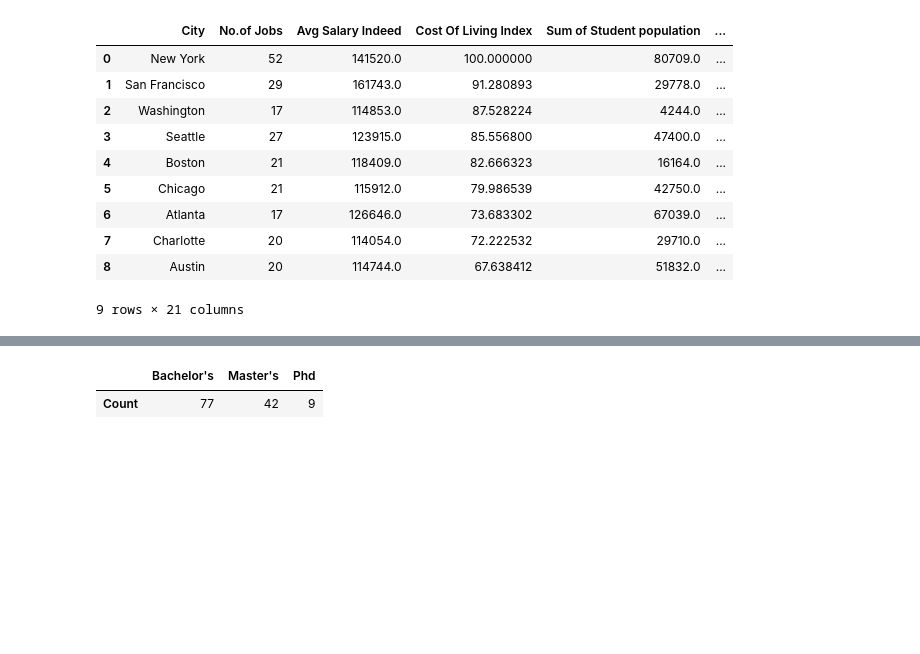
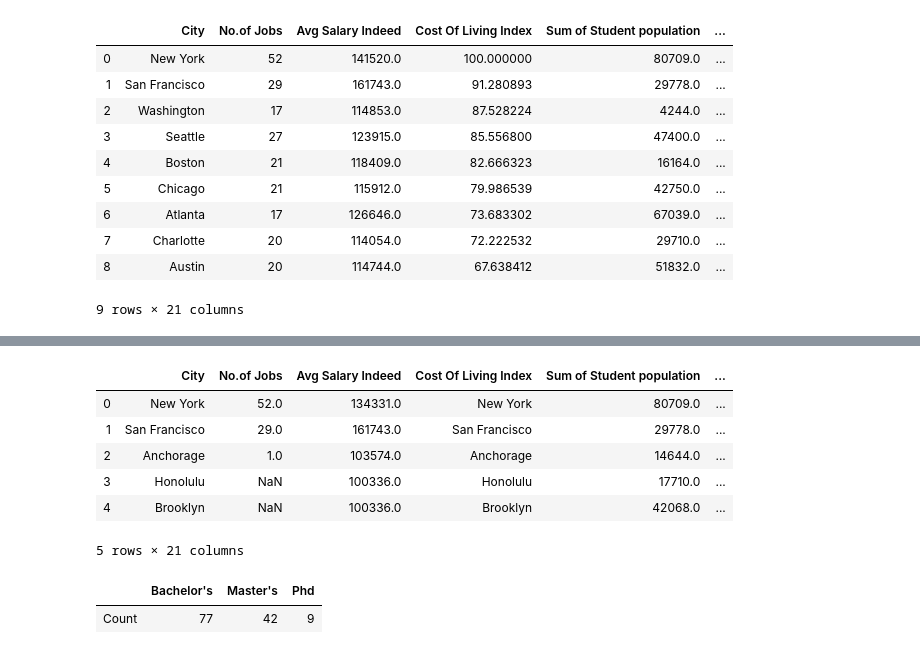
Before and after one commit to look4parul/Project1_PPDR-Consultants, a Jupyter notebook: JobMarketAnalysis/indeed_data_analysis.ipynb, the cells around one changed output, grey strips where cells are left out. Drawn from its saved outputs; the diff is of its cells as text; code cells hidden in the pictures; blank space fills up the shorter version.

```diff
--- a/JobMarketAnalysis/indeed_data_analysis.ipynb
+++ b/JobMarketAnalysis/indeed_data_analysis.ipynb
@@ -170,0 +302,22 @@ df_col_student_jobs_salary_final
+# %%
+df_indeed_salary = pd.DataFrame({"Avg Salary Indeed": avg_salary,
+                                "City": cities
+                                })
+# %%
+df_col_complete_student_jobs_salary_final = pd.merge(df_coli_complete_student_jobs_salary, df_indeed_salary, how="left", left_on="City", right_on="City")
+df_col_complete_student_jobs_salary_final = df_col_complete_student_jobs_salary_final[['City', 'No.of Jobs', 'Avg Salary Indeed', 'Cost Of Living Index',
+                                                'Sum of Student population', 'Data Science Average Salary', 'Data Scientist Low',
+                                                'Data Scientist High','Average Pay vs National Avg', 'Data Analyst Average Salary',
+                                                'Data Analyst Low', 'Data Analysts High', 'Average Pay vs National Avg.1',
+                                                'Data Engineer Average Salary','Data Engineer Low', 'Data Engineer High',
+                                                'Average Pay vs National Avg.2', 'Data Architect Average Salary',
+                                                'Data Architect Low', 'Data Architect High', 'Average Pay vs National Avg.3']]
+df_col_complete_student_jobs_salary_final.head()
+# %% [output]
+|  | City | No.of Jobs | Avg Salary Indeed | Cost Of Living Index | Sum of Student population | ... |
+| 0 | New York | 52.0 | 134331.0 | New York | 80709.0 | ... |
+| 1 | San Francisco | 29.0 | 161743.0 | San Francisco | 29778.0 | ... |
+| 2 | Anchorage | 1.0 | 103574.0 | Anchorage | 14644.0 | ... |
+| 3 | Honolulu | NaN | 100336.0 | Honolulu | 17710.0 | ... |
+| 4 | Brooklyn | NaN | 100336.0 | Brooklyn | 42068.0 | ... |
+5 rows × 21 columns
```
Also changed, not shown: parts of 23 cells of this notebook.
